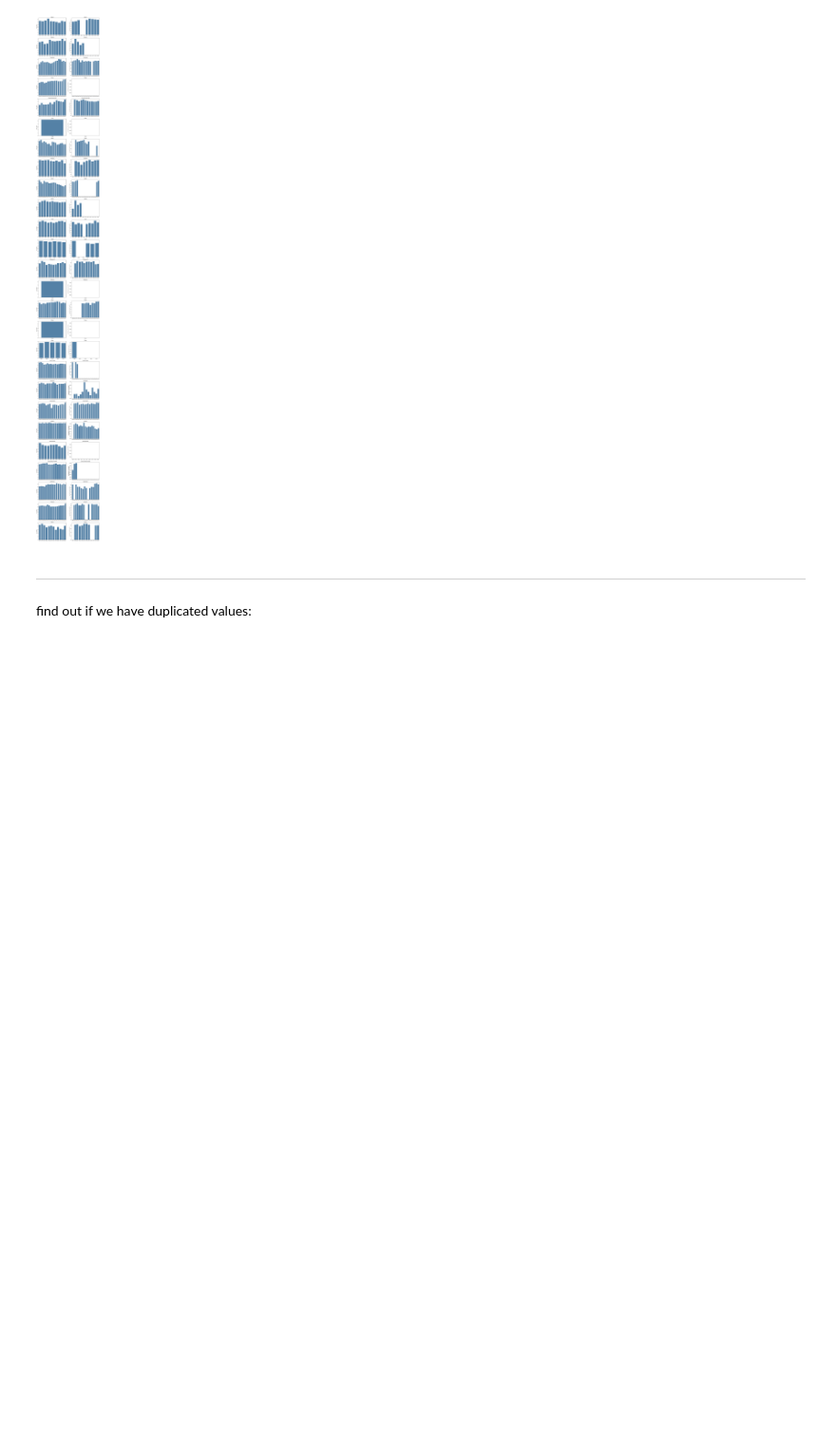
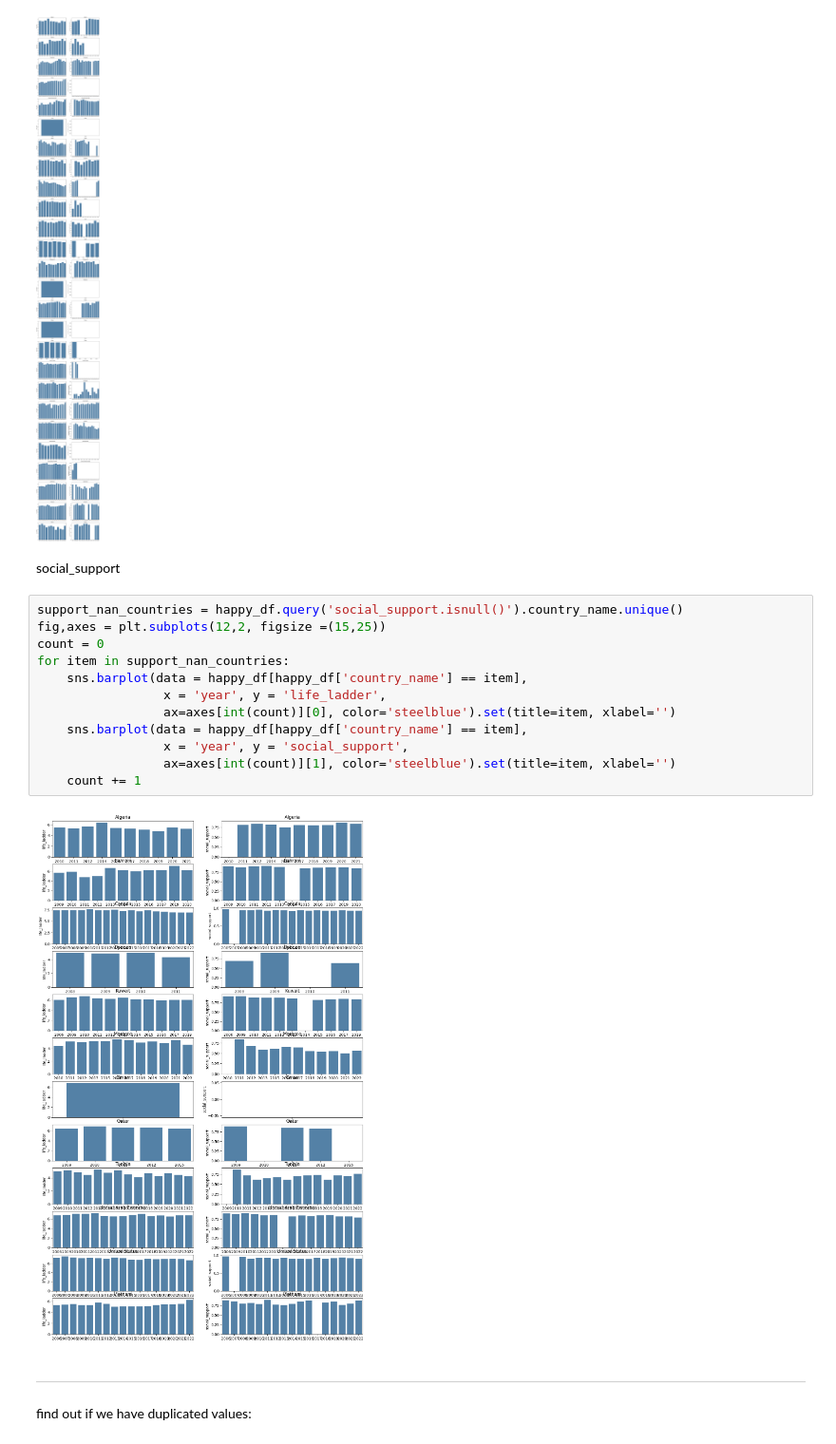
Before and after one commit to millnattily/Capstone_Happy_Almana, a Jupyter notebook: notebooks/data_cleaning_marita.ipynb, the cells around one changed output. Shown at 95% size. Cells and saved outputs as stored; diff of their text form; blank space fills up the shorter version.

```diff
--- a/notebooks/data_cleaning_marita.ipynb
+++ b/notebooks/data_cleaning_marita.ipynb
@@ -246,6 +261,22 @@ for item in corrupt_nan_countries:
     count += 1
 # %% [output]
 [figure]
+# %% [markdown]
+social_support
+# %%
+support_nan_countries = happy_df.query('social_support.isnull()').country_name.unique()
+fig,axes = plt.subplots(12,2, figsize =(15,25))
+count = 0
+for item in support_nan_countries:
+    sns.barplot(data = happy_df[happy_df['country_name'] == item],
+                 x = 'year', y = 'life_ladder',
+                 ax=axes[int(count)][0], color='steelblue').set(title=item, xlabel='')
+    sns.barplot(data = happy_df[happy_df['country_name'] == item],
+                 x = 'year', y = 'social_support',
+                 ax=axes[int(count)][1], color='steelblue').set(title=item, xlabel='')
+    count += 1
+# %% [output]
+[figure, added]
 # %% [markdown]
 ---
 
```
Also changed, not shown: parts of 12 cells of this notebook, 2 other files.
